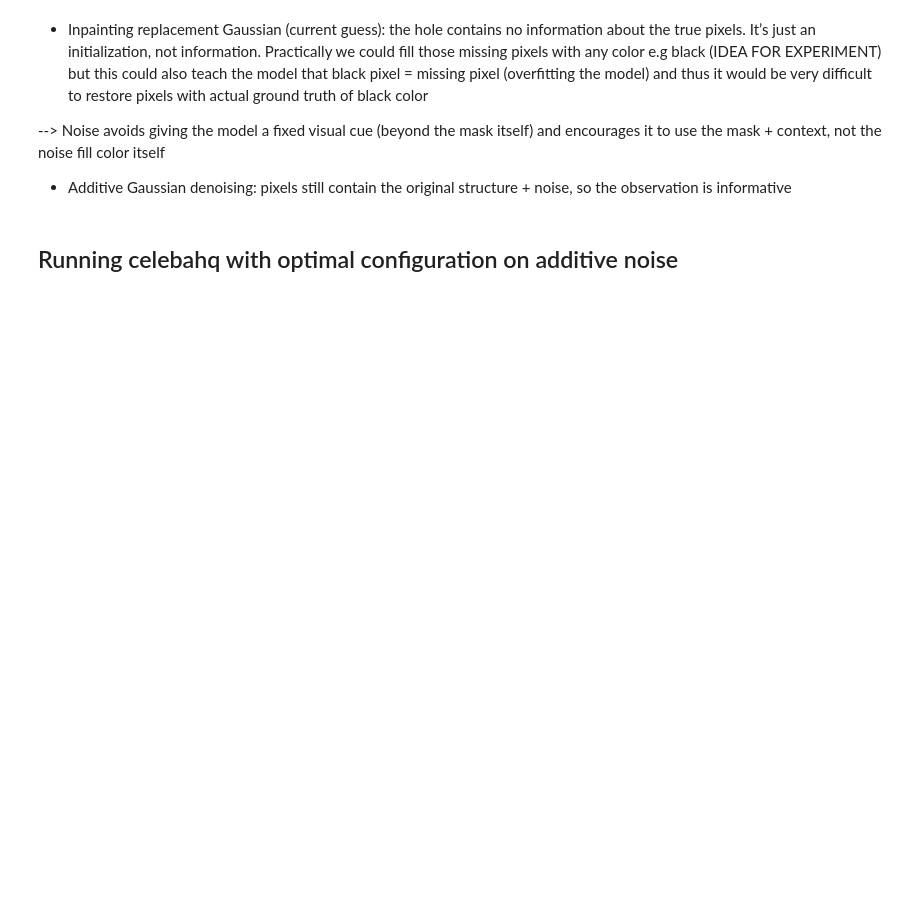
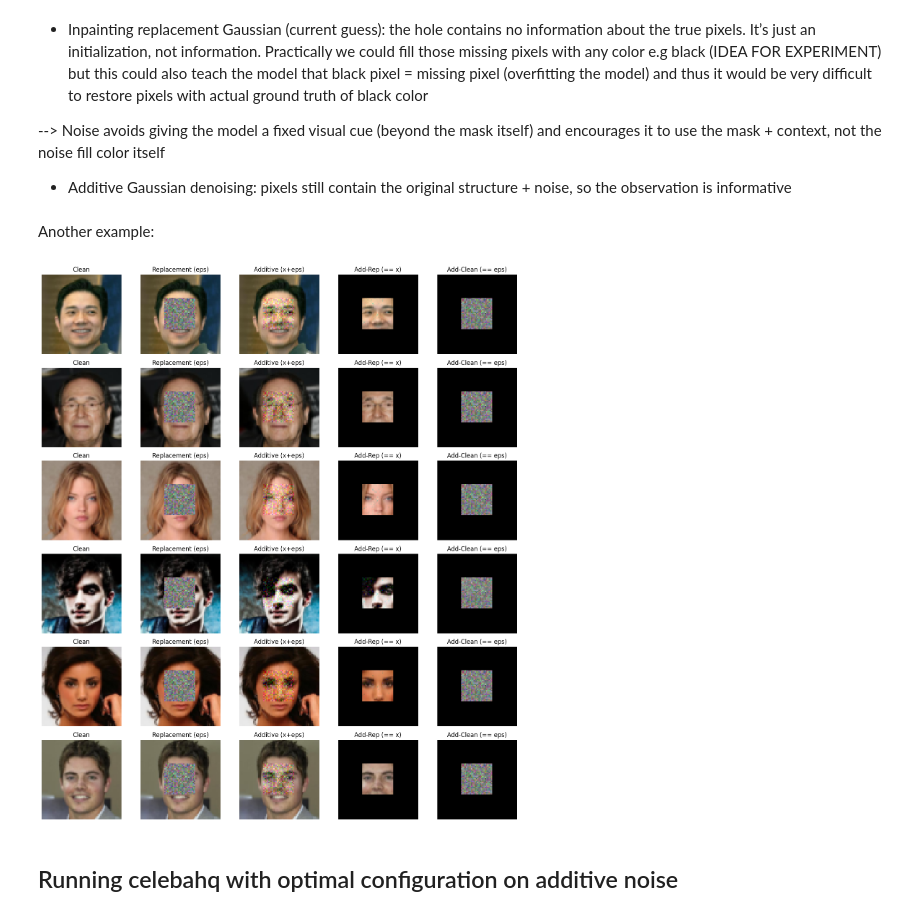
Before and after one commit to stef4k/NFTM, a Jupyter notebook: analyses/guassian_noise_analysis.ipynb, the cells around one changed output. Drawn from its saved outputs; the diff is of its cells as text; code cells hidden in the pictures; blank space fills up the shorter version.

```diff
--- a/analyses/guassian_noise_analysis.ipynb
+++ b/analyses/guassian_noise_analysis.ipynb
@@ -178,5 +242,56 @@ plt.show()
 Noise avoids giving the model a fixed visual cue (beyond the mask itself) and encourages it to use the mask + context, not the noise fill color itself
 
 - Additive Gaussian denoising: pixels still contain the original structure + noise, so the observation is informative
-# %% [markdown]
-## Running celebahq with optimal configuration on additive noise
+# %% [markdown]
+Another example:
+# %%
+import importlib
+import nftm_inpaint.rollout as rollout
+importlib.reload(rollout)
+
+def corrupt_pair(clean_m11_np, M_np, noise_std=0.05, seed=0):
+    x = torch.from_numpy(clean_m11_np).permute(2,0,1).unsqueeze(0).float()
+    M = torch.from_numpy(M_np).permute(2,0,1).unsqueeze(0).float()
+    hole = (1.0 - M)
+
+    torch.manual_seed(seed)
+    y_rep = rollout.corrupt_images(x, M, noise_std=noise_std, noise_kind="gaussian", gaussian_additive=False)
+
+    torch.manual_seed(seed)
+    y_add = rollout.corrupt_images(x, M, noise_std=noise_std, noise_kind="gaussian", gaussian_additive=True)
+
+    x_np     = x.squeeze(0).permute(1,2,0).numpy()
+    y_rep_np = y_rep.squeeze(0).permute(1,2,0).numpy()
+    y_add_np = y_add.squeeze(0).permute(1,2,0).numpy()
+    hole_np  = hole.squeeze(0).permute(1,2,0).numpy()  # (H,W,1)
+
+    # Visual amplifiers
+    add_minus_rep   = (y_add_np - y_rep_np) * hole_np                 # == x in hole
+    add_minus_clean = (y_add_np - x_np) * hole_np                     # == eps in hole
+
+    # Put something neutral outside hole so you see only the region
+    bg = -1.0  # black in [-1,1]
+    add_minus_rep_vis   = add_minus_rep   + (1.0 - hole_np) * bg
+    add_minus_clean_vis = add_minus_clean + (1.0 - hole_np) * bg
+
+    return x_np, y_rep_np, y_add_np, add_minus_rep_vis, add_minus_clean_vis
+
+sigma = 0.2
+seed0 = 123
+
+plt.figure(figsize=(14, 2.6*N))
+for i in range(N):
+    x_np, y_rep_np, y_add_np, d1, d2 = corrupt_pair(imgs[i], M, noise_std=sigma, seed=seed0)
+
+    ax = plt.subplot(N, 5, 5*i + 1); ax.imshow(to01(x_np));      ax.set_title("Clean"); ax.axis("off")
+    ax = plt.subplot(N, 5, 5*i + 2); ax.imshow(to01(y_rep_np));  ax.set_title("Replacement (eps)"); ax.axis("off")
+    ax = plt.subplot(N, 5, 5*i + 3); ax.imshow(to01(y_add_np));  ax.set_title("Additive (x+eps)"); ax.axis("off")
+    ax = plt.subplot(N, 5, 5*i + 4); ax.imshow(to01(d1));        ax.set_title("Add-Rep (== x)"); ax.axis("off")
+    ax = plt.subplot(N, 5, 5*i + 5); ax.imshow(to01(d2));        ax.set_title("Add-Clean (== eps)"); ax.axis("off")
+
+plt.tight_layout()
+plt.show()
+# %% [output]
+[figure, added]
+# %% [markdown]
+## Running celebahq with optimal configuration on additive noise
```
Also changed, not shown: parts of 4 cells of this notebook, 3 other files.
